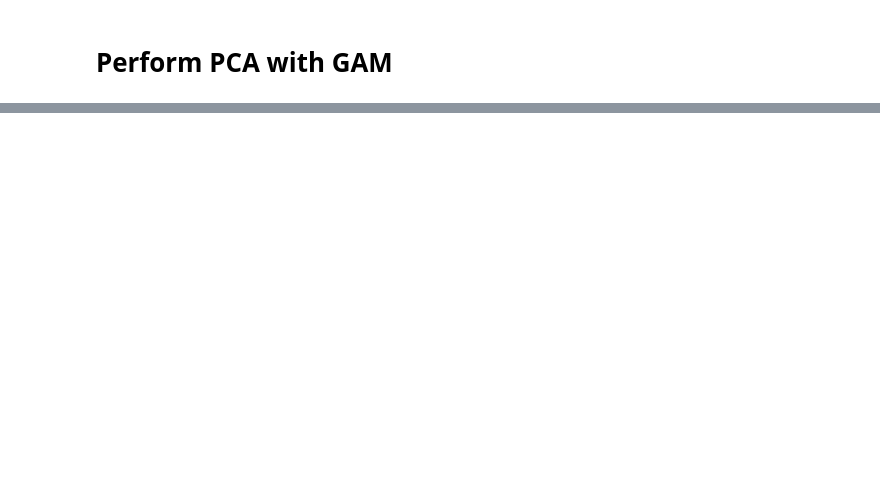
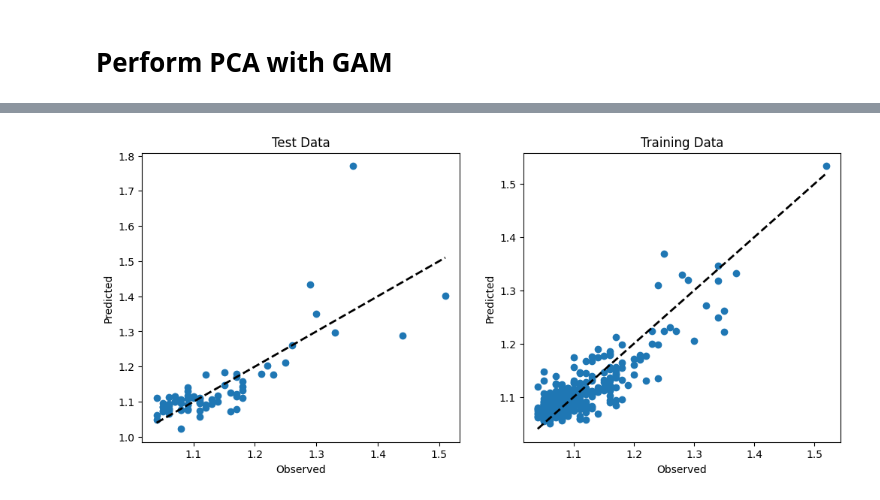
Before and after one commit to narslab/msa-emission-typologies, a Jupyter notebook: bin/jupyter/Congestion-exploration-19-(MM).ipynb, the cells around one changed output, grey strips where cells are left out. Cells and saved outputs as stored; diff of their text form; code cells hidden in the pictures; blank space fills up the shorter version.

Commit message:
Created new models with the best having an R2 value of 0.65

```diff
--- a/bin/jupyter/Congestion-exploration-19-(MM).ipynb
+++ b/bin/jupyter/Congestion-exploration-19-(MM).ipynb
@@ -55,0 +237,26 @@ data = df.copy()
+# %%
+from pygam import LinearGAM
+# import r2_score
+from sklearn.metrics import r2_score
+
+# Initialize the GAM
+gam = LinearGAM(n_splines=10, lam=0.001, scale=0.6).gridsearch(X_train_pca_12.values, y_train_orig.values)
+
+# Fit the GAM to the training data
+gam.fit(X_train_pca_12, y_train_orig)
+
+# Predict on the test data
+y_pred_gam = gam.predict(X_test_pca_12)
+
+# Compute the RMSE which shows the average error rate
+rmse_gam = np.sqrt(mean_squared_error(y_test_orig, y_pred_gam))
+# compute the MAPE which shows the average error rate as a percentage
+mape_gam = np.mean(np.abs((y_test_orig - y_pred_gam) / y_test_orig)) * 100
+# Compute R^2 which shows the variance explained by the model
+r2_gam = r2_score(y_test_orig, y_pred_gam)
+
+
+# Print the RMSE
+print('RMSE:', rmse_gam, '\nMAPE:', mape_gam, '\nR^2:', r2_gam)
+
+gam.summary()
@@ -55,0 +294,21 @@ data = df.copy()
+# %%
+# calculate predicted values for the training data
+predicted_values = gam.predict(X_train_pca_12)
+
+
+
+# plot the two plots in a 1x2 subplot
+fig, axes = plt.subplots(1, 2, figsize=(12, 5))
+axes[0].scatter(y_test_orig, y_pred_gam)
+axes[0].plot([y_test_orig.min(), y_test_orig.max()], [y_test_orig.min(), y_test_orig.max()], 'k--', lw=2)
+axes[0].set_xlabel('Observed')
+axes[0].set_ylabel('Predicted')
+axes[0].set_title('Test Data')
+axes[1].scatter(y_train_orig, predicted_values)
+axes[1].plot([y_train_orig.min(), y_train_orig.max()], [y_train_orig.min(), y_train_orig.max()], 'k--', lw=2)
+axes[1].set_xlabel('Observed')
+axes[1].set_ylabel('Predicted')
+axes[1].set_title('Training Data')
+plt.show()
+# %% [output]
+[figure, added]
```
Also changed, not shown: parts of 24 cells of this notebook, 3 other files.
